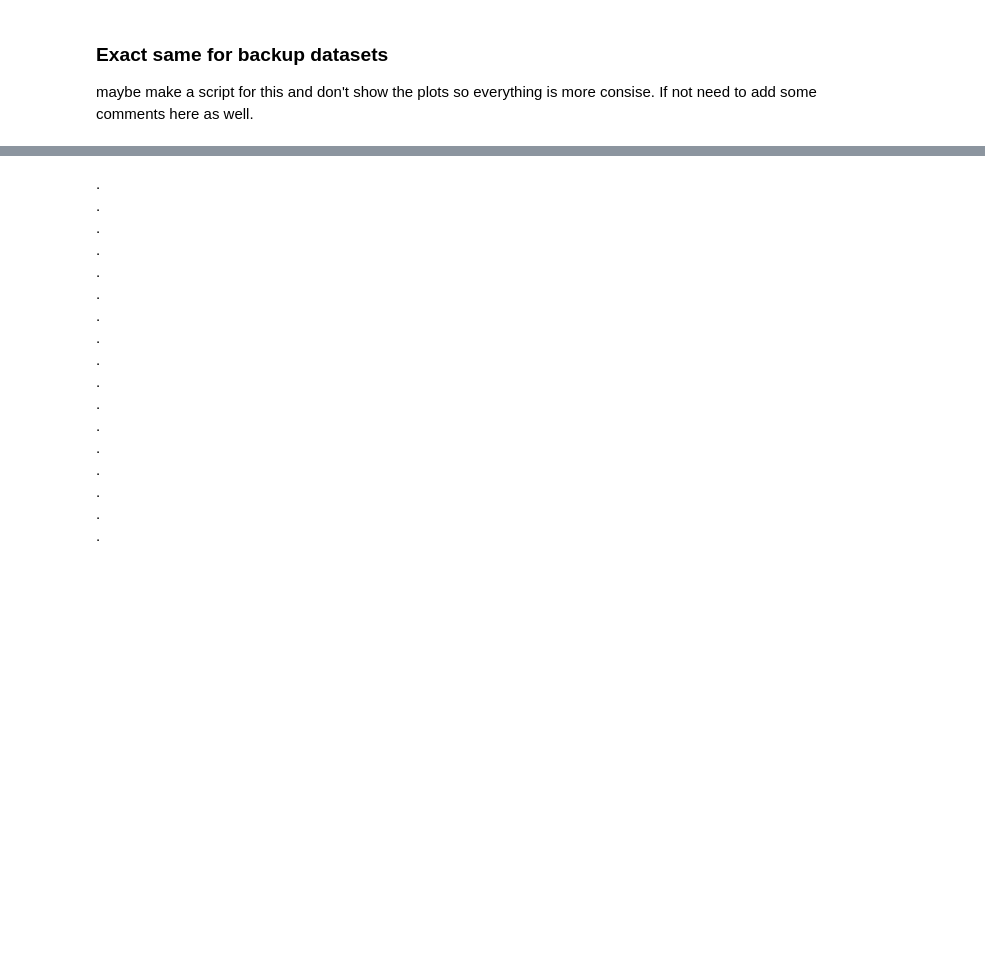
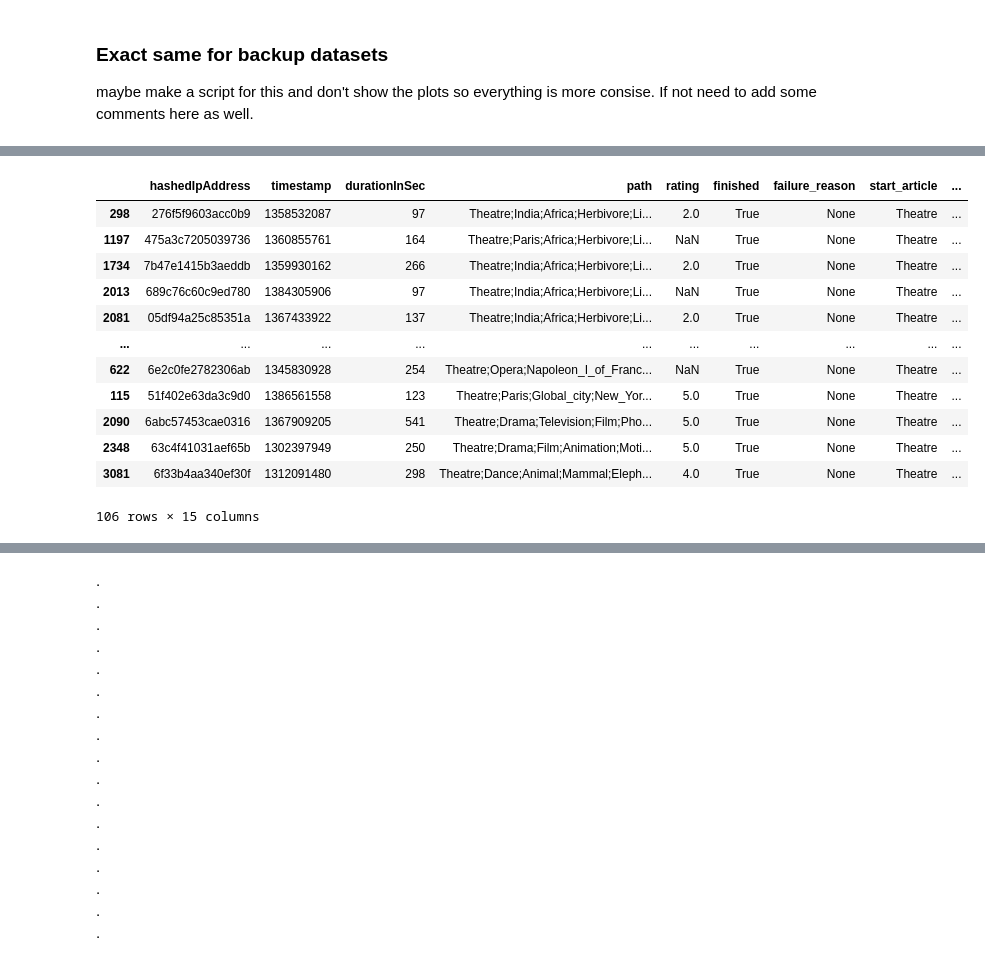
Before and after one commit to epfl-ada/ada-2024-project-adaholiks, a Jupyter notebook: Notebook_P3.ipynb, the cells around one changed output, grey strips where cells are left out. Cells and saved outputs as stored; diff of their text form; code cells hidden in the pictures; blank space fills up the shorter version.

```diff
--- a/Notebook_P3.ipynb
+++ b/Notebook_P3.ipynb
@@ -680,0 +726,21 @@ top_10_speed_scores_df.to_feather('Data/dataframes/top_10_speed_scores_df.feathe
+# %%
+def filter_dataframe_by_name_exclude_ends(df, article):
+    return df[df['simplified_path'].apply(
+        lambda paths: any(name in paths[1:-1] for name in article)
+    )]
+
+filter_dataframe_by_name_exclude_ends(path_filt_top4, ['Herbivore']).sort_values(by='full_path_length', ascending=True)
+# %% [output]
+|  | hashedIpAddress | timestamp | durationInSec | path | rating | finished | failure_reason | start_article | ... |
+| 298 | 276f5f9603acc0b9 | 1358532087 | 97 | Theatre;India;Africa;Herbivore;Li... | 2.0 | True | None | Theatre | ... |
+| 1197 | 475a3c7205039736 | 1360855761 | 164 | Theatre;Paris;Africa;Herbivore;Li... | NaN | True | None | Theatre | ... |
+| 1734 | 7b47e1415b3aeddb | 1359930162 | 266 | Theatre;India;Africa;Herbivore;Li... | 2.0 | True | None | Theatre | ... |
+| 2013 | 689c76c60c9ed780 | 1384305906 | 97 | Theatre;India;Africa;Herbivore;Li... | NaN | True | None | Theatre | ... |
+| 2081 | 05df94a25c85351a | 1367433922 | 137 | Theatre;India;Africa;Herbivore;Li... | 2.0 | True | None | Theatre | ... |
+| ... | ... | ... | ... | ... | ... | ... | ... | ... | ... |
+| 622 | 6e2c0fe2782306ab | 1345830928 | 254 | Theatre;Opera;Napoleon_I_of_Franc... | NaN | True | None | Theatre | ... |
+| 115 | 51f402e63da3c9d0 | 1386561558 | 123 | Theatre;Paris;Global_city;New_Yor... | 5.0 | True | None | Theatre | ... |
+| 2090 | 6abc57453cae0316 | 1367909205 | 541 | Theatre;Drama;Television;Film;Pho... | 5.0 | True | None | Theatre | ... |
+| 2348 | 63c4f41031aef65b | 1302397949 | 250 | Theatre;Drama;Film;Animation;Moti... | 5.0 | True | None | Theatre | ... |
+| 3081 | 6f33b4aa340ef30f | 1312091480 | 298 | Theatre;Dance;Animal;Mammal;Eleph... | 4.0 | True | None | Theatre | ... |
+106 rows × 15 columns
```
Also changed, not shown: parts of 43 cells of this notebook, 2 other files.
